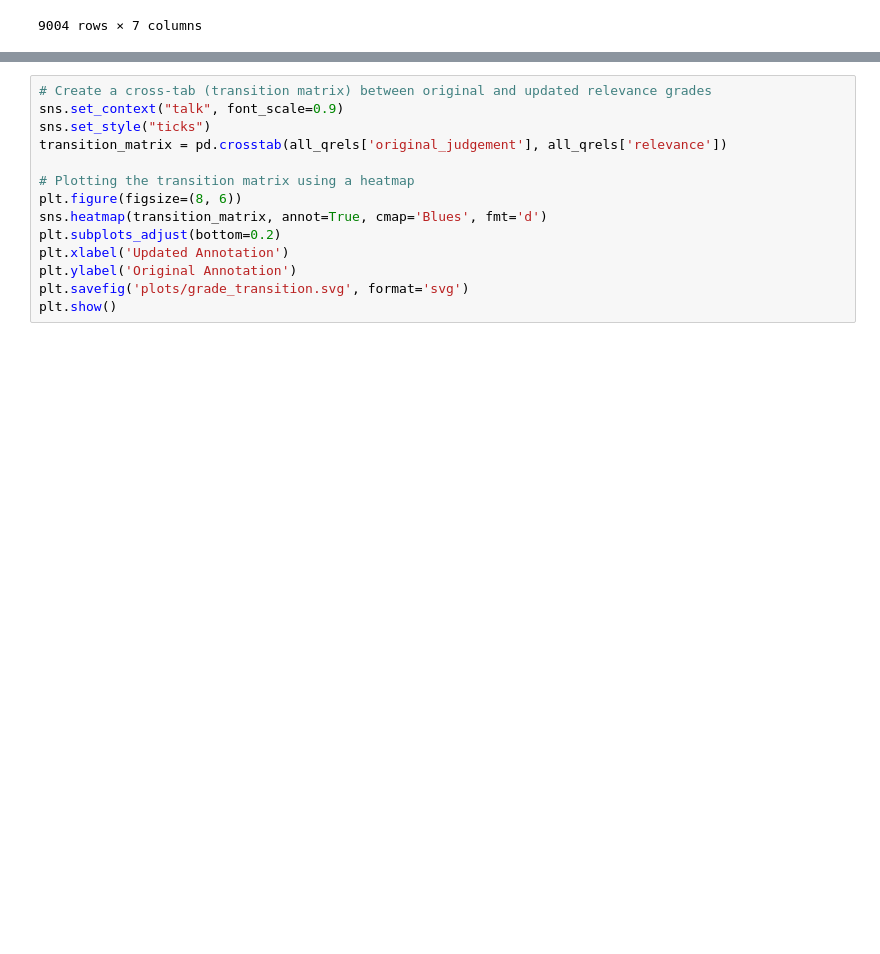
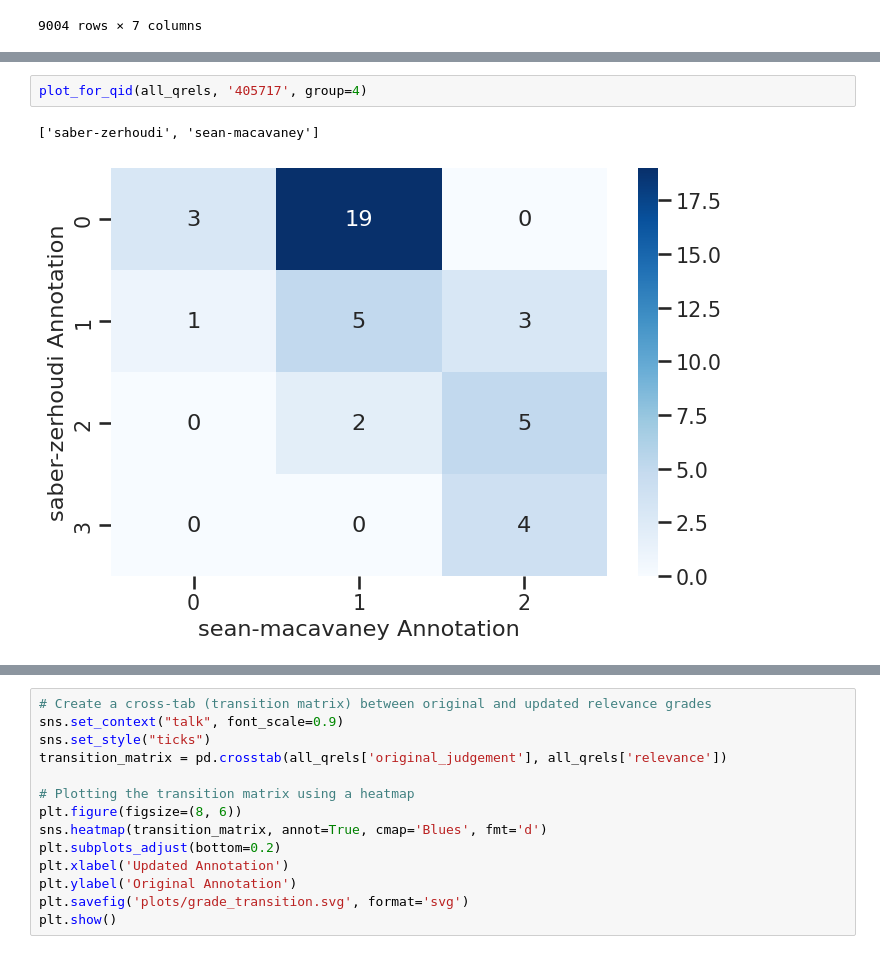
Before and after one commit to Parry-Parry/sigir25-annotation, a Jupyter notebook: analysis/main/statistics.ipynb, the cells around one changed output, grey strips where cells are left out. Drawn from its saved outputs; the diff is of its cells as text; blank space fills up the shorter version.

```diff
--- a/analysis/main/statistics.ipynb
+++ b/analysis/main/statistics.ipynb
@@ -141,0 +287,5 @@ Name: count, dtype: int64
+# %%
+plot_for_qid(all_qrels, '405717', group=4)
+# %% [output]
+['saber-zerhoudi', 'sean-macavaney']
+[figure, added]
```
Also changed, not shown: parts of 30 cells of this notebook, 4 other files.
